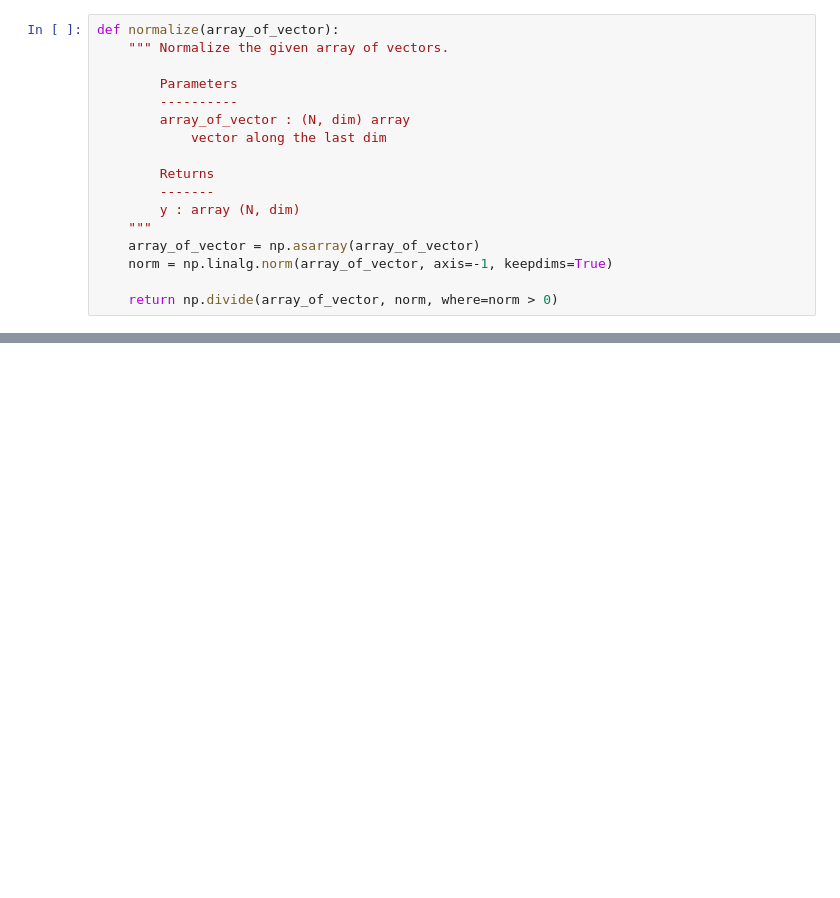
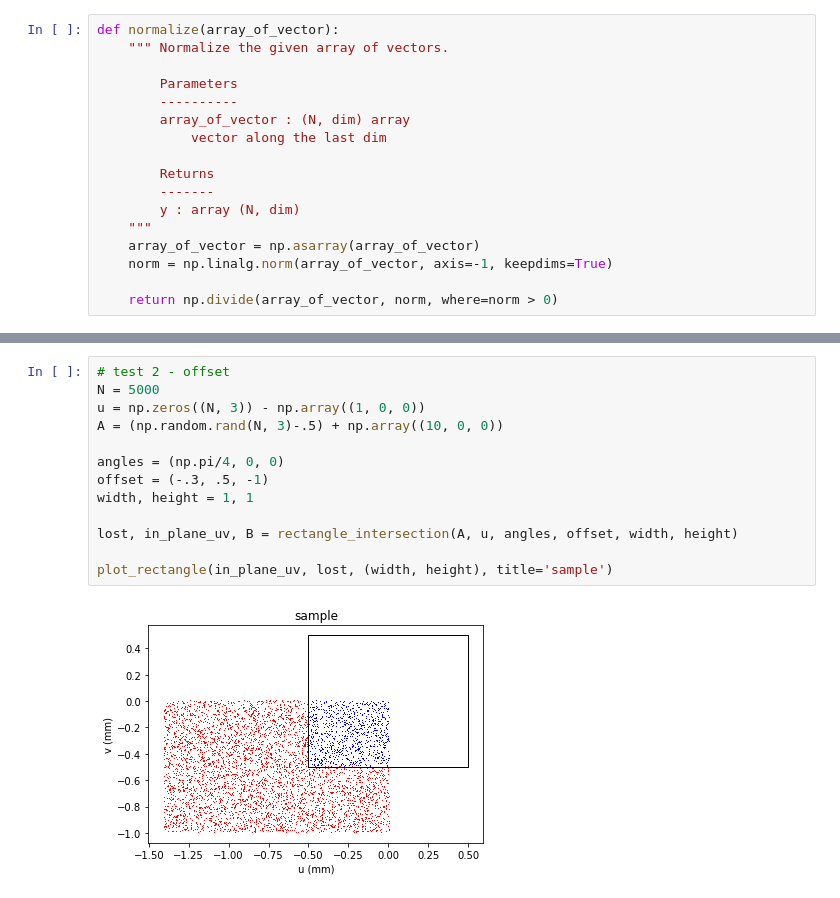
Before and after one commit to xdze2/CuNb, a Jupyter notebook: diff_X/ray_tracing/ray_tracing_v3.ipynb, the cells around one changed output, grey strips where cells are left out. Saved outputs shown, nothing was run; the diff lists cells and outputs as text; blank space fills up the shorter version.

```diff
--- a/diff_X/ray_tracing/ray_tracing_v3.ipynb
+++ b/diff_X/ray_tracing/ray_tracing_v3.ipynb
@@ -81 +118,16 @@ def normalize(array_of_vector):
+# %%
+# test 2 - offset
+N = 5000
+u = np.zeros((N, 3)) - np.array((1, 0, 0))
+A = (np.random.rand(N, 3)-.5) + np.array((10, 0, 0))
+
+angles = (np.pi/4, 0, 0)
+offset = (-.3, .5, -1)
+width, height = 1, 1
+
+lost, in_plane_uv, B = rectangle_intersection(A, u, angles, offset, width, height)
+
+plot_rectangle(in_plane_uv, lost, (width, height), title='sample')
+# %% [output]
+[figure, added]
 # %%
```
Also changed, not shown: parts of 33 cells of this notebook, 1 other file.
